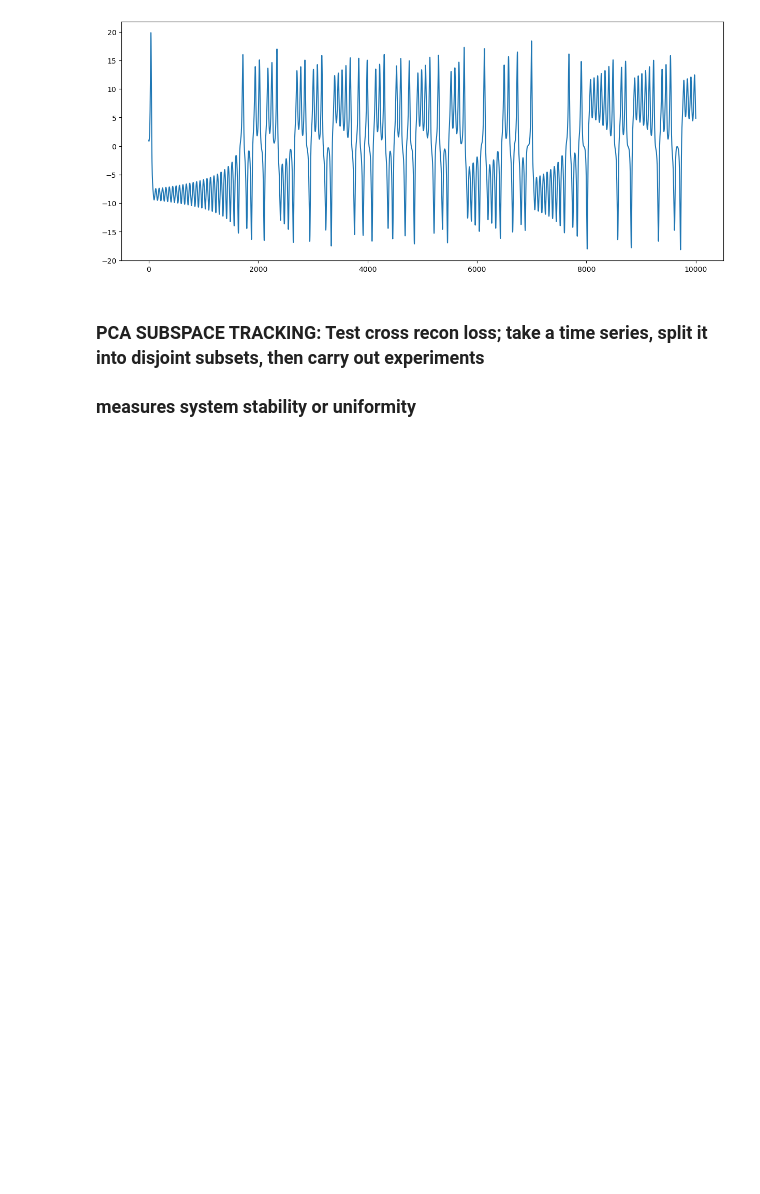
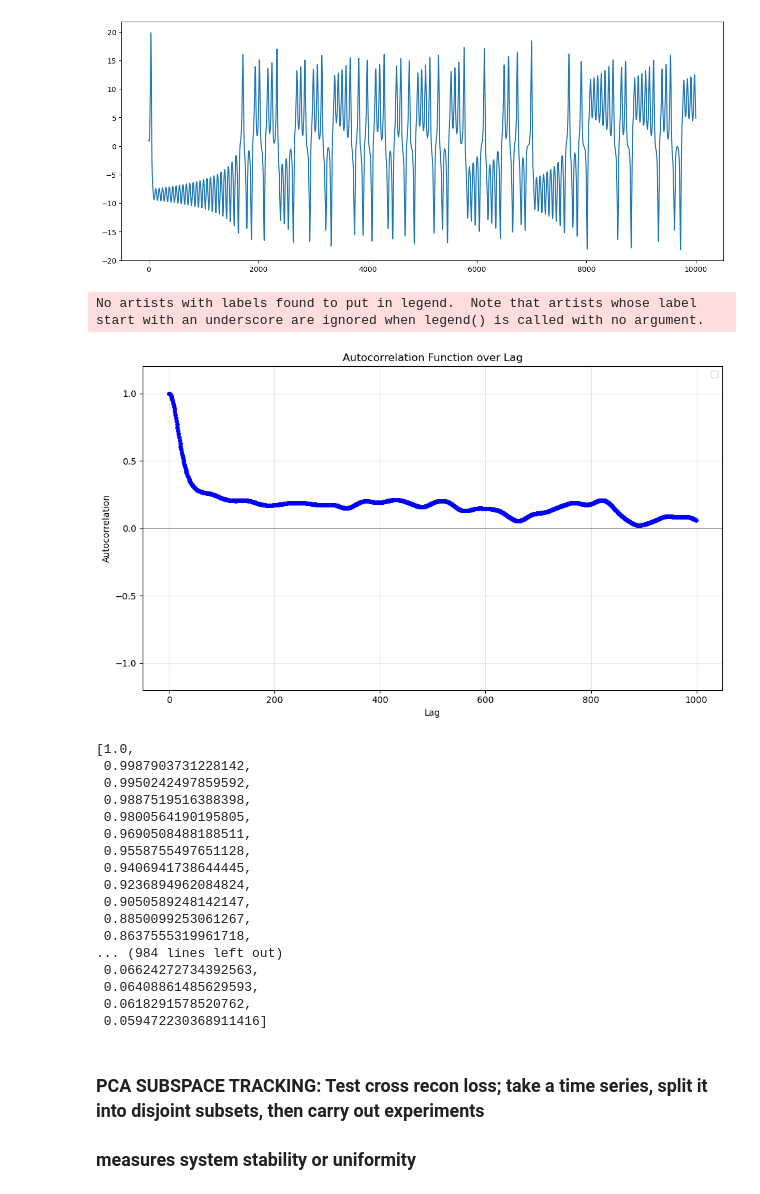
Before and after one commit to seeingquietjohn/TimeSeries, a Jupyter notebook: EmbeddingBench.ipynb, the cells around one changed output. Cells and saved outputs as stored; diff of their text form; code cells hidden in the pictures; blank space fills up the shorter version.

```diff
--- a/EmbeddingBench.ipynb
+++ b/EmbeddingBench.ipynb
@@ -338,13 +339,37 @@ plot_lorenz_attractor(generate_lorenz())
 # %% [output]
 [figure]
 # %%
+lorenz_x = generate_lorenz(dt=0.01, num_steps=10000)[:, 0]
+
 plt.figure(figsize=(15,6))
-plt.plot(generate_lorenz()[:, 0])
+plt.plot(lorenz_x)
 # plt.plot(lor_y)
 # plt.plot(lor_z)
 plt.show()
 # %% [output]
 [figure]
+# %%
+plot_acf(lorenz_x, 1000)
+# %% [output]
+No artists with labels found to put in legend.  Note that artists whose label start with an underscore are ignored when legend() is called with no argument.
+[figure, added]
+[1.0,
+ 0.9987903731228142,
+ 0.9950242497859592,
+ 0.9887519516388398,
+ 0.9800564190195805,
+ 0.9690508488188511,
+ 0.9558755497651128,
+ 0.9406941738644445,
+ 0.9236894962084824,
+ 0.9050589248142147,
+ 0.8850099253061267,
+ 0.8637555319961718,
+... (984 lines left out)
+ 0.06624272734392563,
+ 0.06408861485629593,
+ 0.0618291578520762,
+ 0.059472230368911416]
 # %% [markdown]
 ### PCA SUBSPACE TRACKING: Test cross recon loss; take a time series, split it into disjoint subsets, then carry out experiments
 ### measures system stability or uniformity
```
Also changed, not shown: parts of 24 cells of this notebook, 1 other file.
